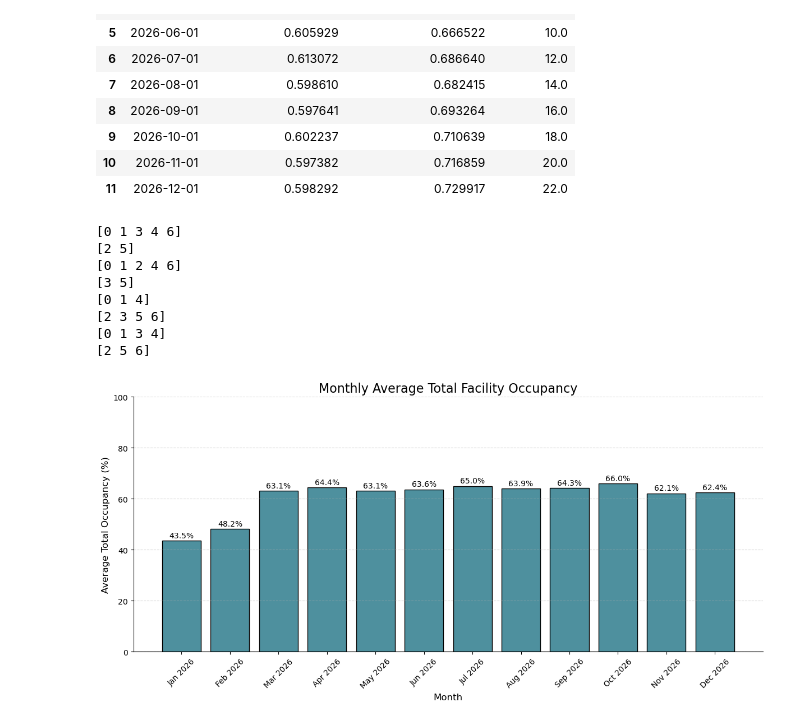
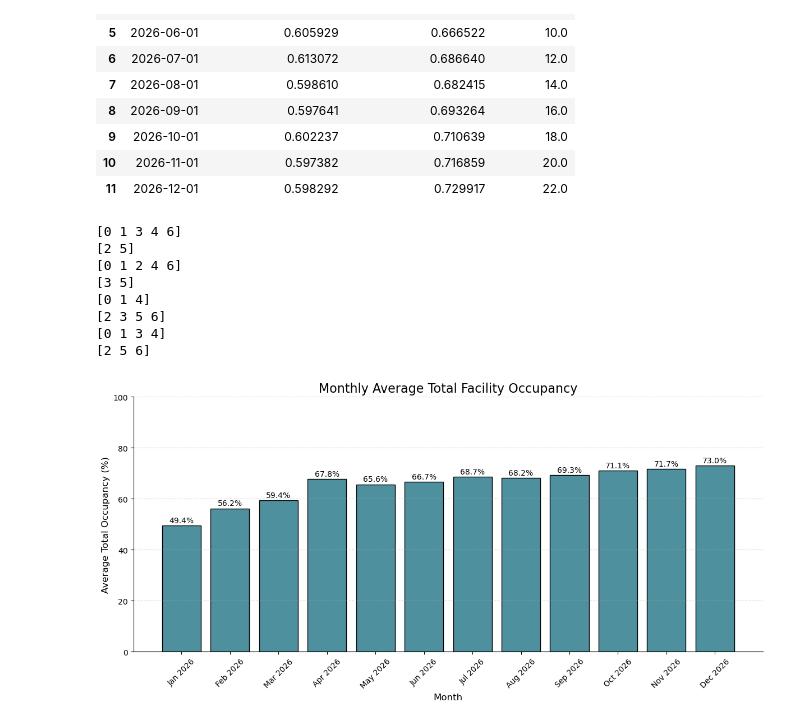
Before and after one commit to doom-boy/Ontario-Competition-Project, a Jupyter notebook: dynamicOccupationsHypothetical.ipynb, the cells around one changed output. Drawn from its saved outputs; the diff is of its cells as text; code cells hidden in the pictures.

```diff
--- a/dynamicOccupationsHypothetical.ipynb
+++ b/dynamicOccupationsHypothetical.ipynb
@@ -389,7 +389,7 @@ import seaborn as sns
 
 # --- Copy your dataframe ---
 df_hypo_converge = df_hypo.copy()
-df_hypo_converge['Date'] = pd.to_datetime(df_plot['Date'])
+df_hypo_converge['Date'] = pd.to_datetime(df_hypo_converge['Date'])
 
 # --- Optional: define lot columns if needed ---
 lot_occ_cols = [
@@ -459,8 +459,8 @@ for i in range(len(df_hypo_converge)):
     #increase_power
     strength += 0.0005
 # --- Monthly averages ---
-df_plot['Month'] = df_plot['Date'].dt.to_period('M')
-monthly_avg = df_plot.groupby('Month')['Total % Capacity'].mean().reset_index()
+df_hypo_converge['Month'] = df_hypo_converge['Date'].dt.to_period('M')
+monthly_avg = df_hypo_converge.groupby('Month')['Total % Capacity'].mean().reset_index()
 monthly_avg['Month'] = monthly_avg['Month'].dt.to_timestamp()
 monthly_avg['Average %'] = monthly_avg['Total % Capacity'] * 100
 
@@ -475,34 +475,34 @@ bars = plt.bar(
 
 # Add value labels
 for bar in bars:
     plt.text(
         bar.get_x() + bar.get_width()/2,
         bar.get_height() + 0.5,
         f'{bar.get_height():.1f}%',
         ha='center',
         va='bottom',
         fontsize=10
     )
 
 plt.title("Monthly Average Total Facility Occupancy", fontsize=16)
 plt.xlabel("Month", fontsize=12)
 plt.ylabel("Average Total Occupancy (%)", fontsize=12)
 plt.xticks(rotation=45)
 sns.despine()
 plt.grid(axis='y', linestyle='--', alpha=0.5)
 plt.tight_layout()
 plt.ylim(0, 100)  # adjust as needed
 plt.show()
 # %% [output]
 [0 1 3 4 6]
 [2 5]
 [0 1 2 4 6]
 [3 5]
 [0 1 4]
 [2 3 5 6]
 [0 1 3 4]
 [2 5 6]
-[figure, old version]
+[figure, new version]
 # %%
 import pandas as pd
 import numpy as np
```
Also changed, not shown: parts of 5 cells of this notebook, 1 other file.
